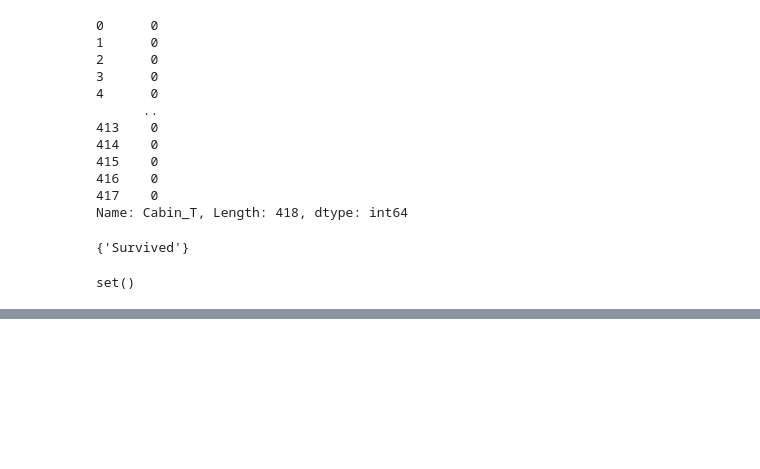
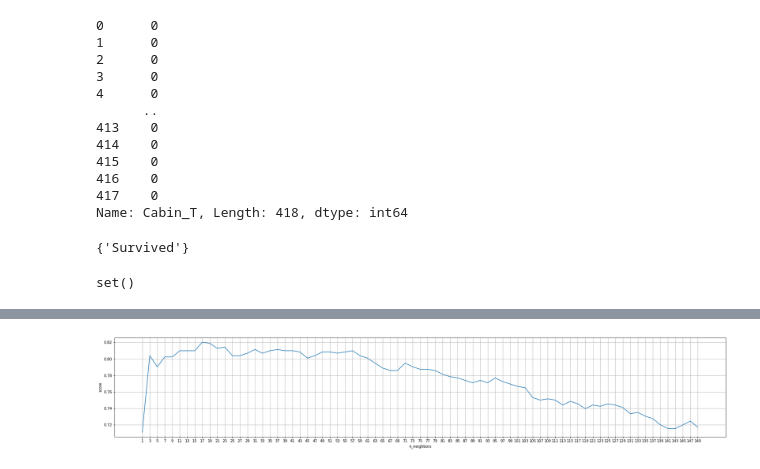
Before and after one commit to bellpe/machine-learning, a Jupyter notebook: ex04_titanic실습.ipynb, the cells around one changed output, grey strips where cells are left out. Saved outputs shown, nothing was run; the diff lists cells and outputs as text; code cells hidden in the pictures; blank space fills up the shorter version.

```diff
--- a/ex04_titanic실습.ipynb
+++ b/ex04_titanic실습.ipynb
@@ -833,0 +1025,3 @@ set()
+# %%
+# scaler 생성
+scaler = StandardScaler()
@@ -833,0 +1033,2 @@ set()
+# %%
+transform_X_train = scaler.transform(X_train)
@@ -833,0 +1054,18 @@ set()
+# %%
+# 하이퍼파라미터 튜닝 - transform_X_train 이용해서
+# knn - n_neighbors
+score_list = []
+for k in range(1, 150, 2): # 이웃의 수(k)가 클루록 단순, 적을수록 복잡한 모델링
+    knn_model = KNeighborsClassifier(n_neighbors=k) # 이웃수에 따른 모델 생성
+    knn_result = cross_val_score(knn_model, transform_X_train, y_train, cv=5) # 교차 검증
+    score_list.append(knn_result.mean()) # 교차 검증의 평균치
+# %%
+plt.figure(figsize=(30, 5))
+plt.plot(range(1, 150, 2), score_list)
+plt.xticks(range(1, 150, 2))
+plt.grid()
+plt.xlabel('n_neighbors')
+plt.ylabel('score')
+plt.show()
+# %% [output]
+[figure, added]
```
Also changed, not shown: parts of 44 cells of this notebook.
